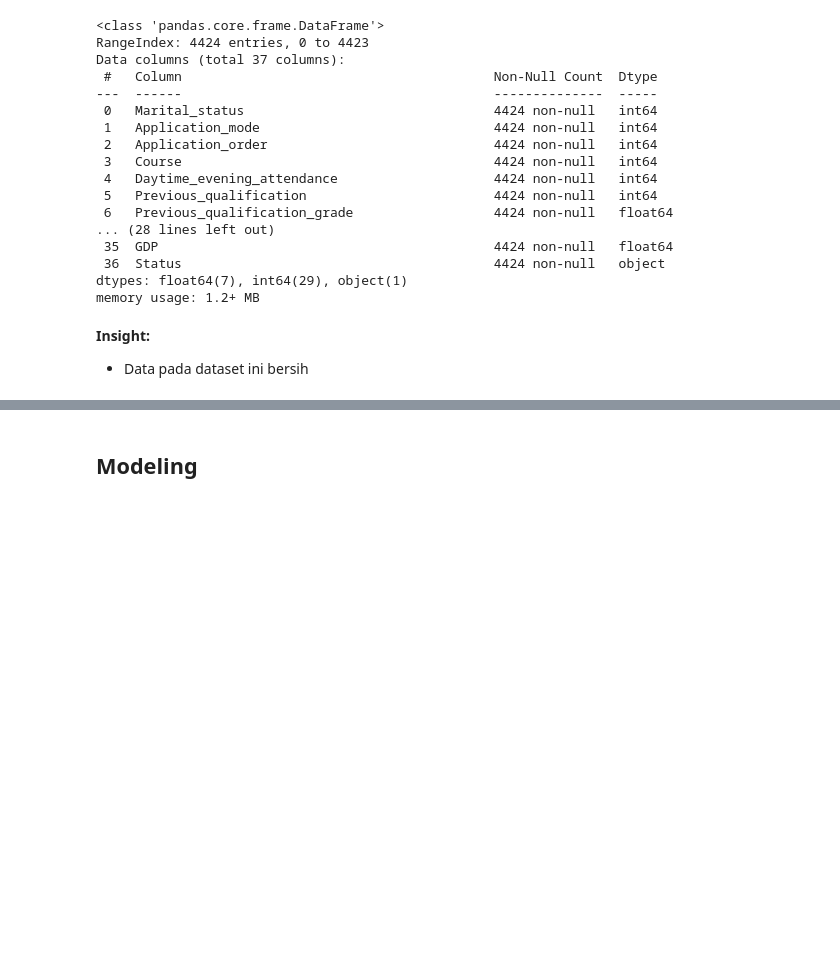
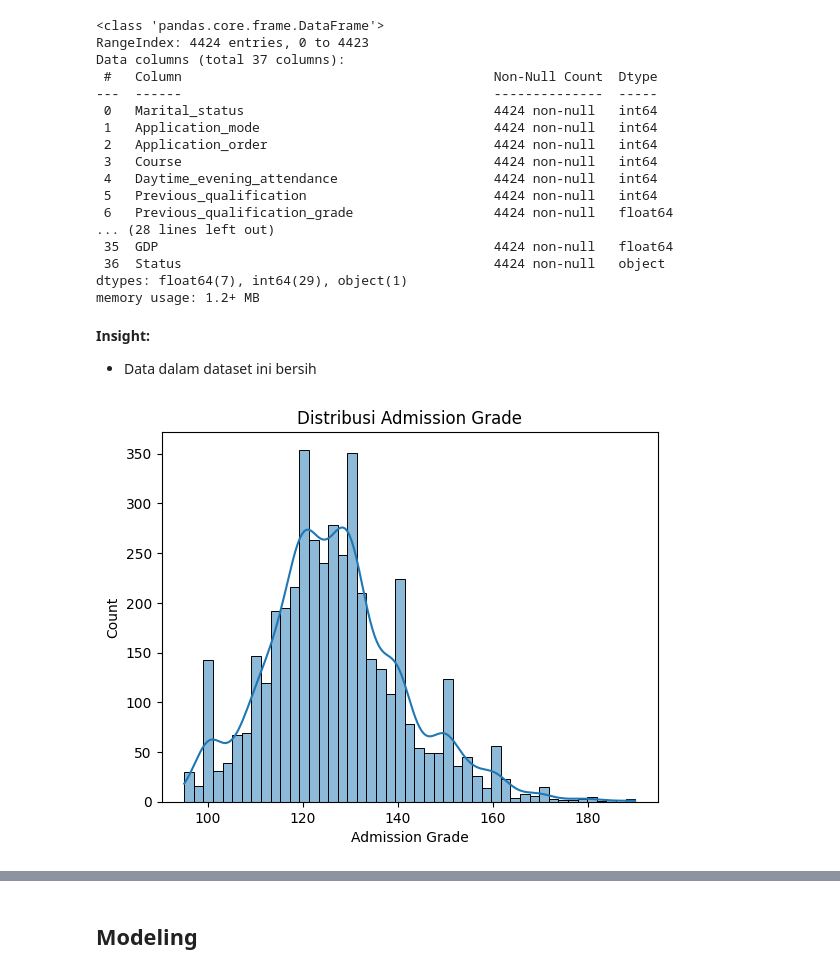
Before and after one commit to agummds/DS_Students_Performance, a Jupyter notebook: DS_CaseStudy_Agum_Medisa.ipynb, the cells around one changed output, grey strips where cells are left out. Cells and saved outputs as stored; diff of their text form; code cells hidden in the pictures; blank space fills up the shorter version.

```diff
--- a/DS_CaseStudy_Agum_Medisa.ipynb
+++ b/DS_CaseStudy_Agum_Medisa.ipynb
@@ -200,7 +239,7 @@ dtypes: float64(7), int64(29), object(1)
 memory usage: 1.2+ MB
 # %% [markdown]
 **Insight:**
-- Data pada dataset ini bersih
+- Data dalam dataset ini bersih
 # %%
 # 1. Feature Engineering
 df["Total_Approved_Units"] = df["Curricular_units_1st_sem_approved"] + df["Curricular_units_2nd_sem_approved"]
@@ -254,3 +293,11 @@ X_processed = preprocessor.fit_transform(X)
 X_train, X_test, y_train, y_test = train_test_split(
     X_processed, y, test_size=0.2, random_state=42, stratify=y
 )
+# %%
+# Contoh: distribusi nilai 'Admission_grade'
+sns.histplot(df['Admission_grade'], kde=True)
+plt.title('Distribusi Admission Grade')
+plt.xlabel('Admission Grade')
+plt.show()
+# %% [output]
+[figure, added]
```
Also changed, not shown: parts of 7 cells of this notebook, 3 other files.
